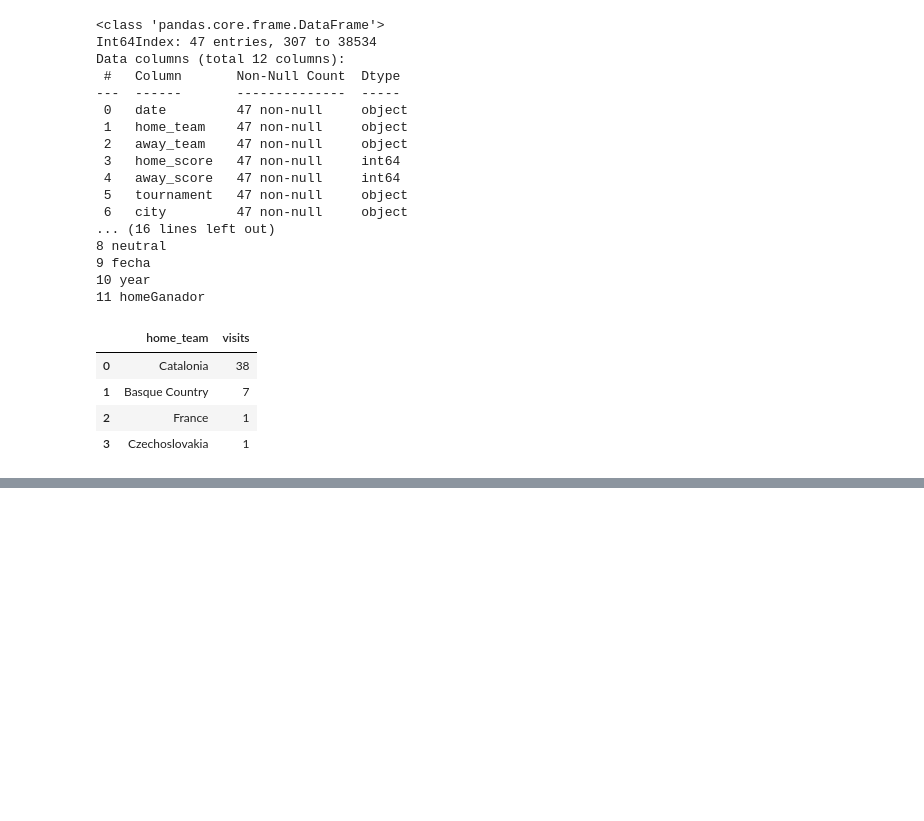
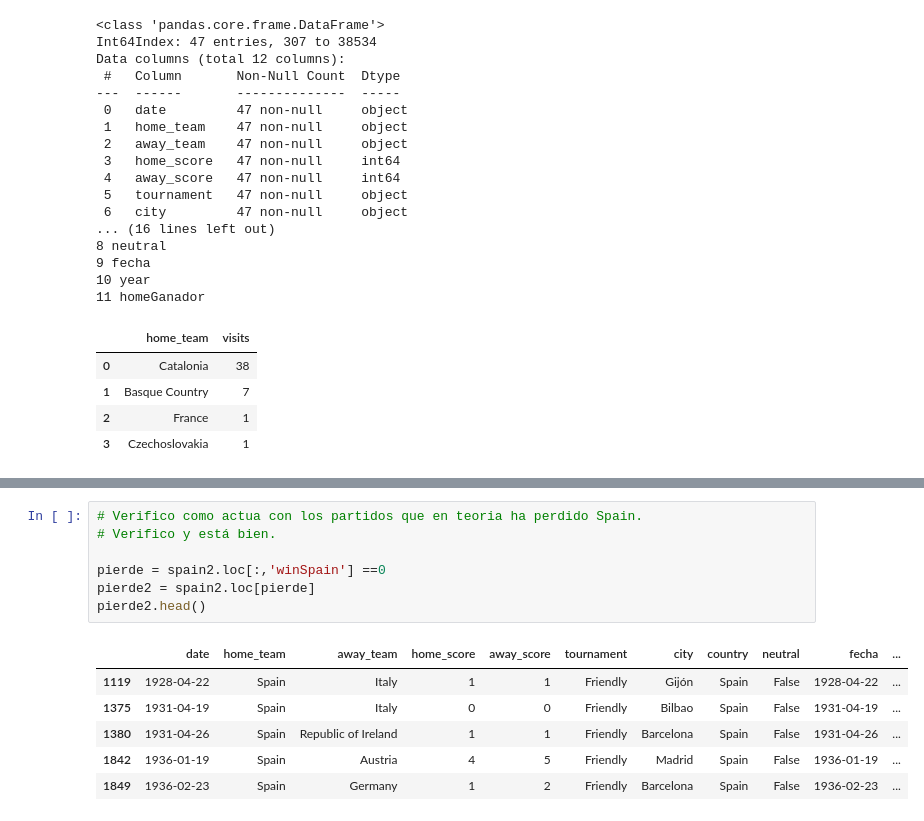
Before and after one commit to JMML2021/0501_sampling, a Jupyter notebook: 05_Sampling.ipynb, the cells around one changed output, grey strips where cells are left out. Drawn from its saved outputs; the diff is of its cells as text; blank space fills up the shorter version.

```diff
--- a/05_Sampling.ipynb
+++ b/05_Sampling.ipynb
@@ -717,0 +725,14 @@ sns.scatterplot( 'home_score','away_score', data= df1, hue='year', palette="deep
+# %%
+# Verifico como actua con los partidos que en teoria ha perdido Spain.
+# Verifico y está bien.
+
+pierde = spain2.loc[:,'winSpain'] ==0
+pierde2 = spain2.loc[pierde]
+pierde2.head()
+# %% [output]
+|  | date | home_team | away_team | home_score | away_score | tournament | city | country | neutral | fecha | ... |
+| 1119 | 1928-04-22 | Spain | Italy | 1 | 1 | Friendly | Gijón | Spain | False | 1928-04-22 | ... |
+| 1375 | 1931-04-19 | Spain | Italy | 0 | 0 | Friendly | Bilbao | Spain | False | 1931-04-19 | ... |
+| 1380 | 1931-04-26 | Spain | Republic of Ireland | 1 | 1 | Friendly | Barcelona | Spain | False | 1931-04-26 | ... |
+| 1842 | 1936-01-19 | Spain | Austria | 4 | 5 | Friendly | Madrid | Spain | False | 1936-01-19 | ... |
+| 1849 | 1936-02-23 | Spain | Germany | 1 | 2 | Friendly | Barcelona | Spain | False | 1936-02-23 | ... |
```
Also changed, not shown: parts of 14 cells of this notebook.
